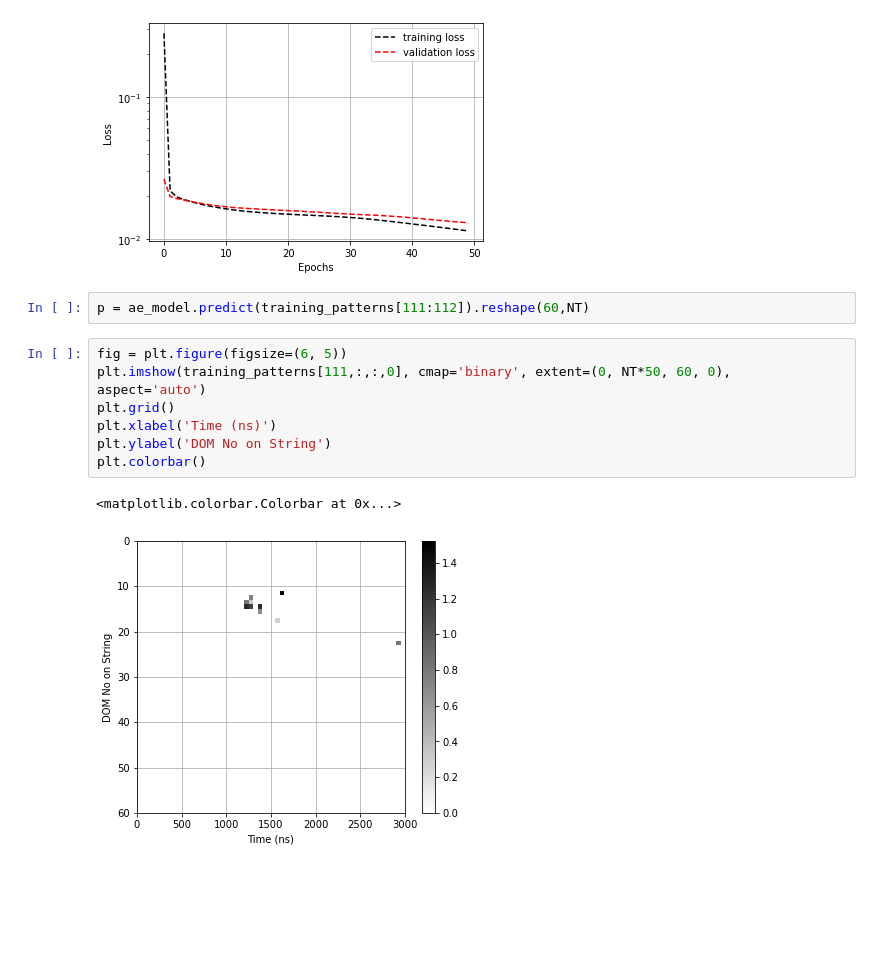
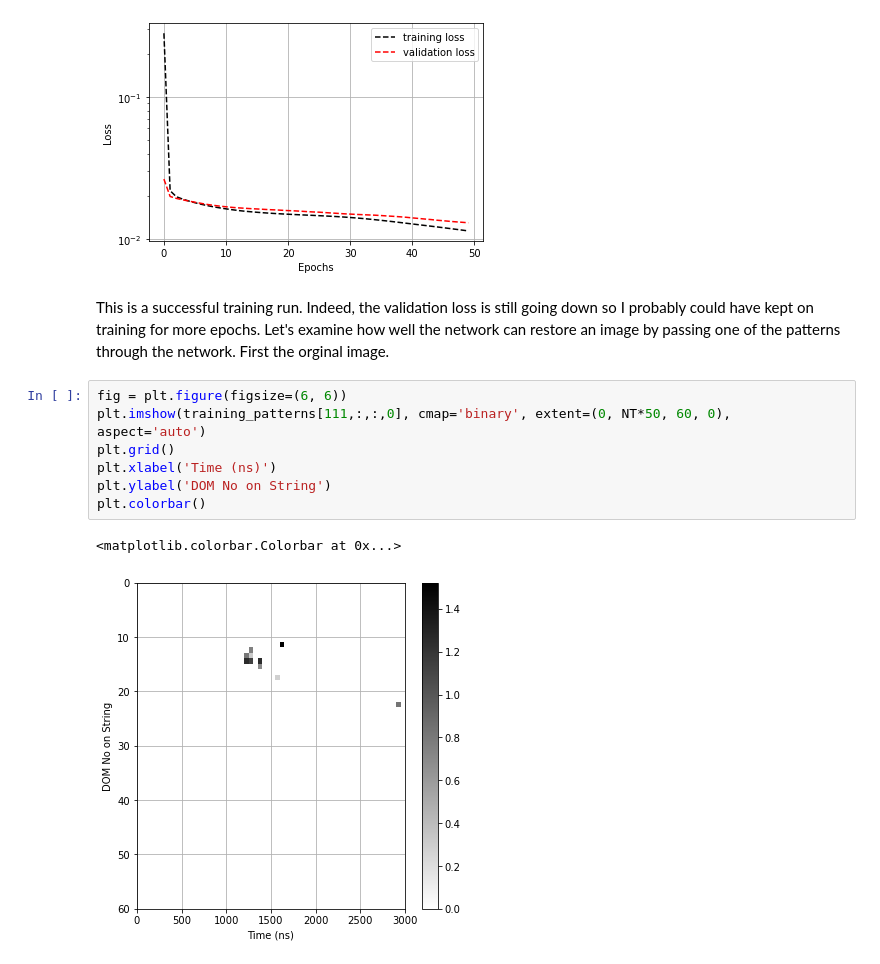
Before and after one commit to physkael/IceCube-Autoencoder, a Jupyter notebook: AutoEnc No 1.ipynb, the cells around one changed output. Drawn from its saved outputs; the diff is of its cells as text; blank space fills up the shorter version.

```diff
--- a/AutoEnc No 1.ipynb
+++ b/AutoEnc No 1.ipynb
@@ -227,16 +231,16 @@ plt.ylabel('Loss')
 # %% [output]
 Text(0, 0.5, 'Loss')
 [figure]
-# %%
-p = ae_model.predict(training_patterns[111:112]).reshape(60,NT)
+# %% [markdown]
+This is a successful training run. Indeed, the validation loss is still going down so I probably could have kept on training for more epochs. Let's examine how well the network can restore an image by passing one of the patterns through the network. First the orginal image.
 # %%
-fig = plt.figure(figsize=(6, 5))
+fig = plt.figure(figsize=(6, 6))
 plt.imshow(training_patterns[111,:,:,0], cmap='binary', extent=(0, NT*50, 60, 0), aspect='auto')
 plt.grid()
 plt.xlabel('Time (ns)')
 plt.ylabel('DOM No on String')
 plt.colorbar()
 # %% [output]
 <matplotlib.colorbar.Colorbar at 0x...>
-[figure, old version]
+[figure, new version]
 # %%
```
Also changed, not shown: parts of 5 cells of this notebook.
